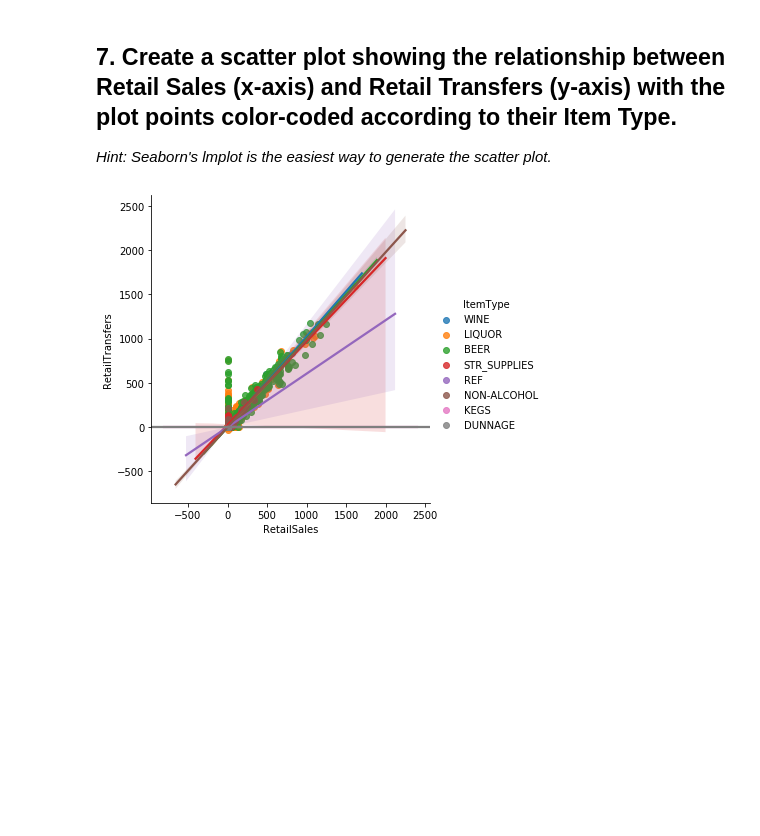
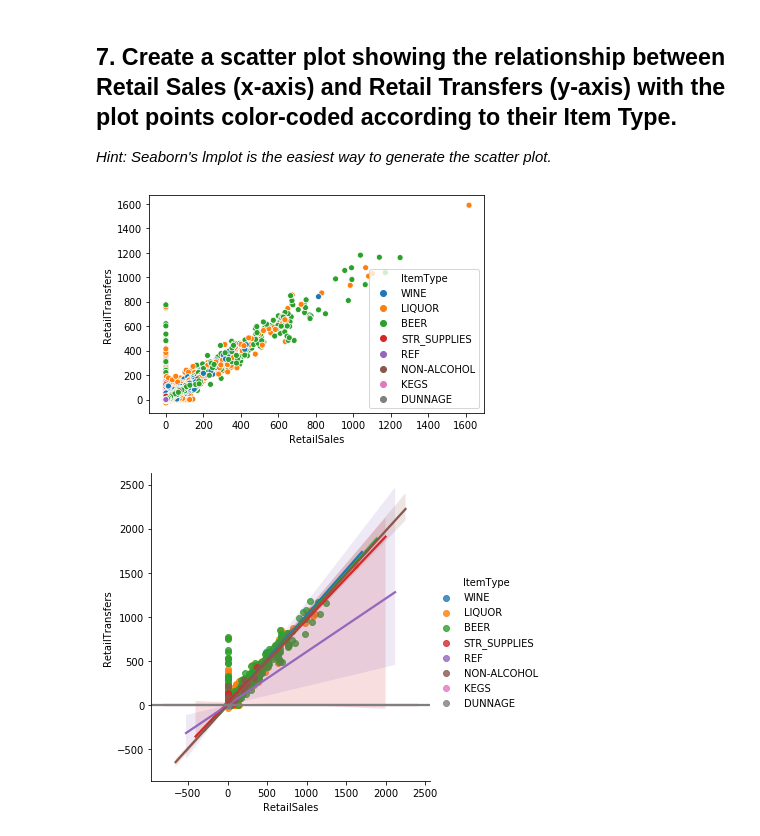
Before and after one commit to JavierLuna/data-labs, a Jupyter notebook: module-2/lab-plotting-multiple-data-series/your-code/main.ipynb, the cells around one changed output. Saved outputs shown, nothing was run; the diff lists cells and outputs as text; code cells hidden in the pictures; blank space fills up the shorter version.

Commit message:
find another way to plot at sns.scatter

```diff
--- a/module-2/lab-plotting-multiple-data-series/your-code/main.ipynb
+++ b/module-2/lab-plotting-multiple-data-series/your-code/main.ipynb
@@ -176,6 +174,11 @@ retail_sales3.plot(kind='bar', figsize=(12, 6));
 ## 7. Create a scatter plot showing the relationship between Retail Sales (x-axis) and Retail Transfers (y-axis) with the plot points color-coded according to their Item Type.
 
 *Hint: Seaborn's lmplot is the easiest way to generate the scatter plot.*
+# %%
+ax = sns.scatterplot(x="RetailSales", y="RetailTransfers", hue="ItemType",
+                     data=data)
+# %% [output]
+[figure, added]
 # %%
 g = sns.lmplot(x="RetailSales", y="RetailTransfers", hue="ItemType", data=data)
 # %% [output]
```
Also changed, not shown: parts of 6 cells of this notebook.
